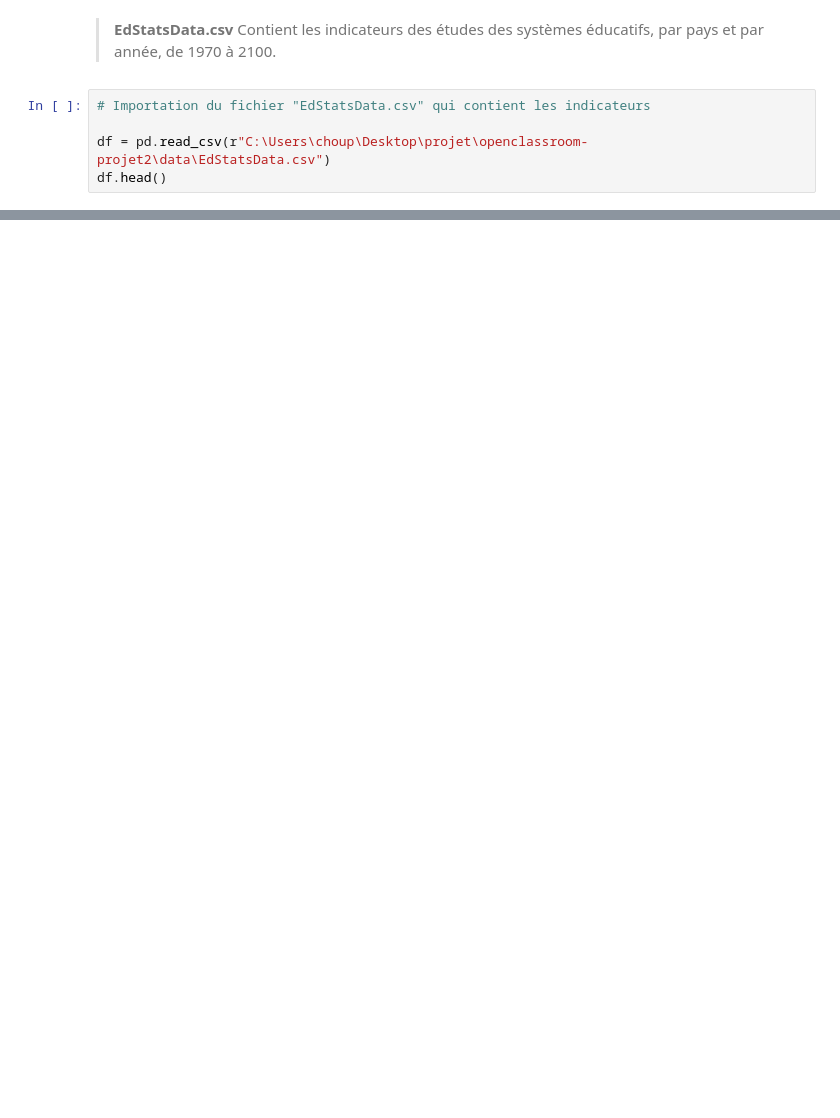
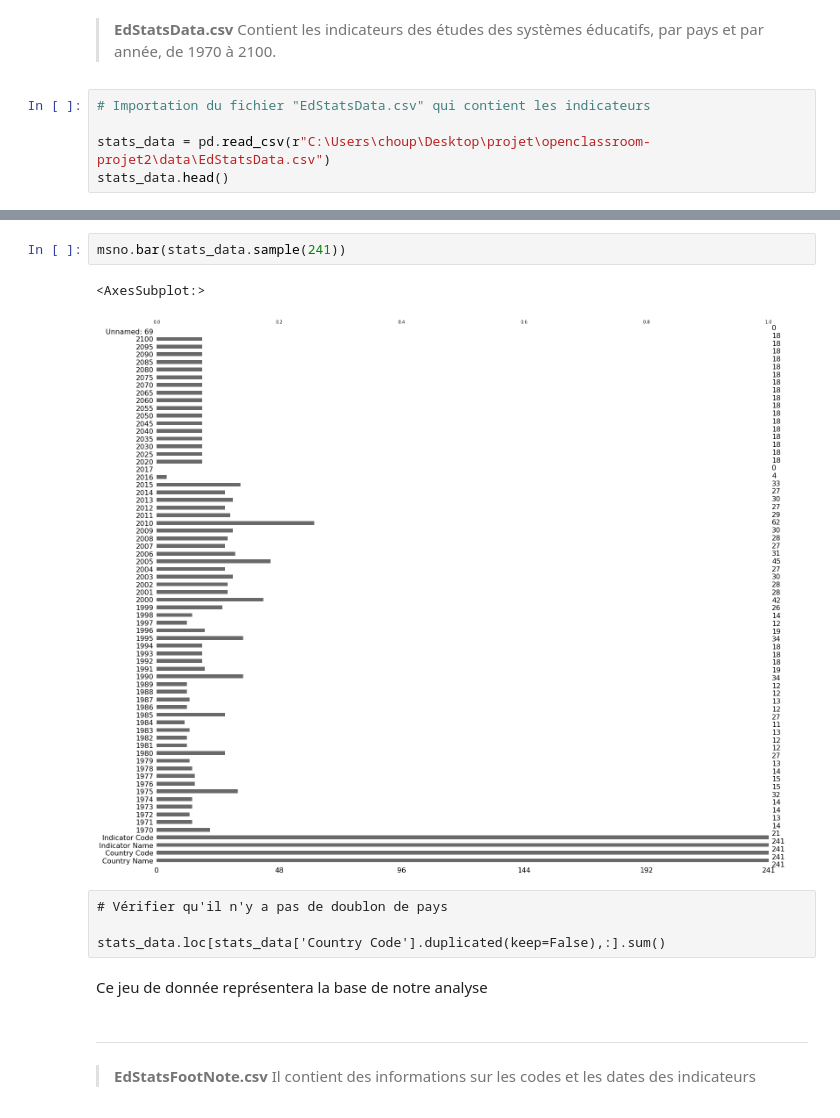
Before and after one commit to Charlotte-1987/openclassroom-projet2, a Jupyter notebook: notebook_p2.ipynb, the cells around one changed output, grey strips where cells are left out. Saved outputs shown, nothing was run; the diff lists cells and outputs as text; blank space fills up the shorter version.

```diff
--- a/notebook_p2.ipynb
+++ b/notebook_p2.ipynb
@@ -48,8 +201,8 @@ pd.set_option('display.max_column', 70)
 # %%
 # Importation du fichier "EdStatsData.csv" qui contient les indicateurs
 
-df = pd.read_csv(r"C:\Users\choup\Desktop\projet\openclassroom-projet2\data\EdStatsData.csv")
-df.head()
+stats_data = pd.read_csv(r"C:\Users\choup\Desktop\projet\openclassroom-projet2\data\EdStatsData.csv")
+stats_data.head()
 # %% [output]
 |  | Country Name | Country Code | Indicator Name | Indicator Code | 1970 | 1971 | 1972 | 1973 | ... |
 | 0 | Arab World | ARB | Adjusted net enrolment rate, lowe... | UIS.NERA.2 | NaN | NaN | NaN | NaN | ... |
@@ -59,0 +264,16 @@ df.head()
+# %%
+msno.bar(stats_data.sample(241))
+# %% [output]
+<AxesSubplot:>
+[figure, added]
+# %% [raw]
+# Vérifier qu'il n'y a pas de doublon de pays
+
+stats_data.loc[stats_data['Country Code'].duplicated(keep=False),:].sum()
+# %% [markdown]
+Ce jeu de donnée représentera la base de notre analyse
+# %% [markdown]
+---
+# %% [markdown]
+>**EdStatsFootNote.csv**
+> Il contient des informations sur les codes et les dates des indicateurs
```
Also changed, not shown: parts of 47 cells of this notebook.
